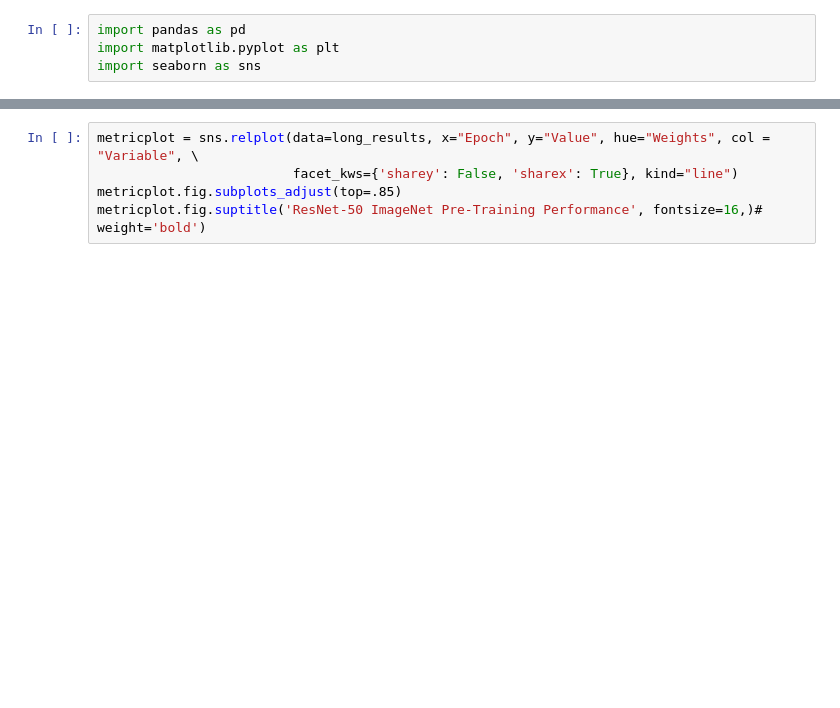
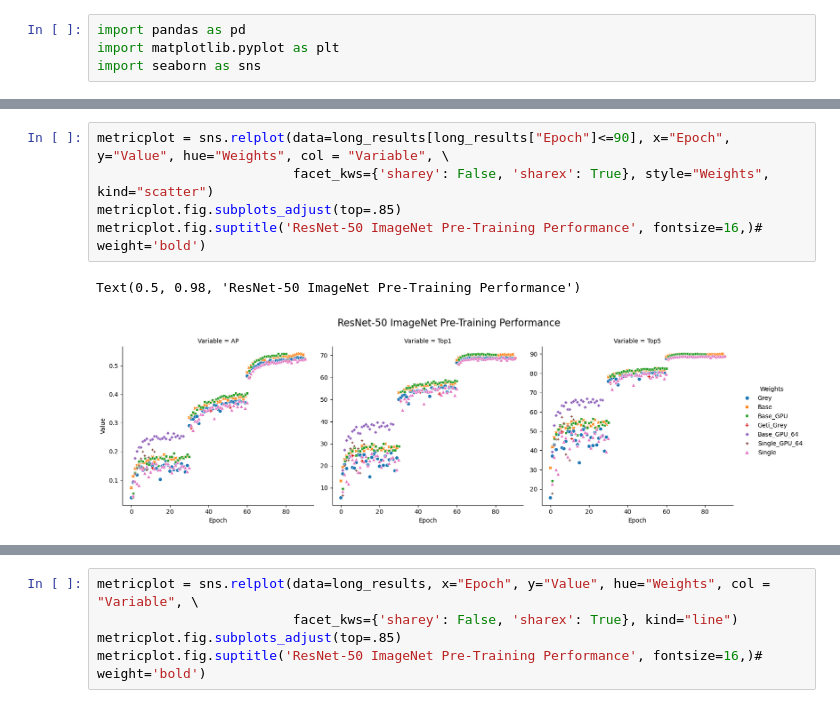
Before and after one commit to sophie-haynes/pytrain_imagenet, a Jupyter notebook: Viz_PreTrain_Metrics.ipynb, the cells around one changed output, grey strips where cells are left out. Saved outputs shown, nothing was run; the diff lists cells and outputs as text; blank space fills up the shorter version.

```diff
--- a/Viz_PreTrain_Metrics.ipynb
+++ b/Viz_PreTrain_Metrics.ipynb
@@ -50,0 +68,8 @@ long_results.head()
+# %%
+metricplot = sns.relplot(data=long_results[long_results["Epoch"]<=90], x="Epoch", y="Value", hue="Weights", col = "Variable", \
+                         facet_kws={'sharey': False, 'sharex': True}, style="Weights", kind="scatter")
+metricplot.fig.subplots_adjust(top=.85)
+metricplot.fig.suptitle('ResNet-50 ImageNet Pre-Training Performance', fontsize=16,)# weight='bold')
+# %% [output]
+Text(0.5, 0.98, 'ResNet-50 ImageNet Pre-Training Performance')
+[figure, added]
```
Also changed, not shown: parts of 8 cells of this notebook, 1 other file.
